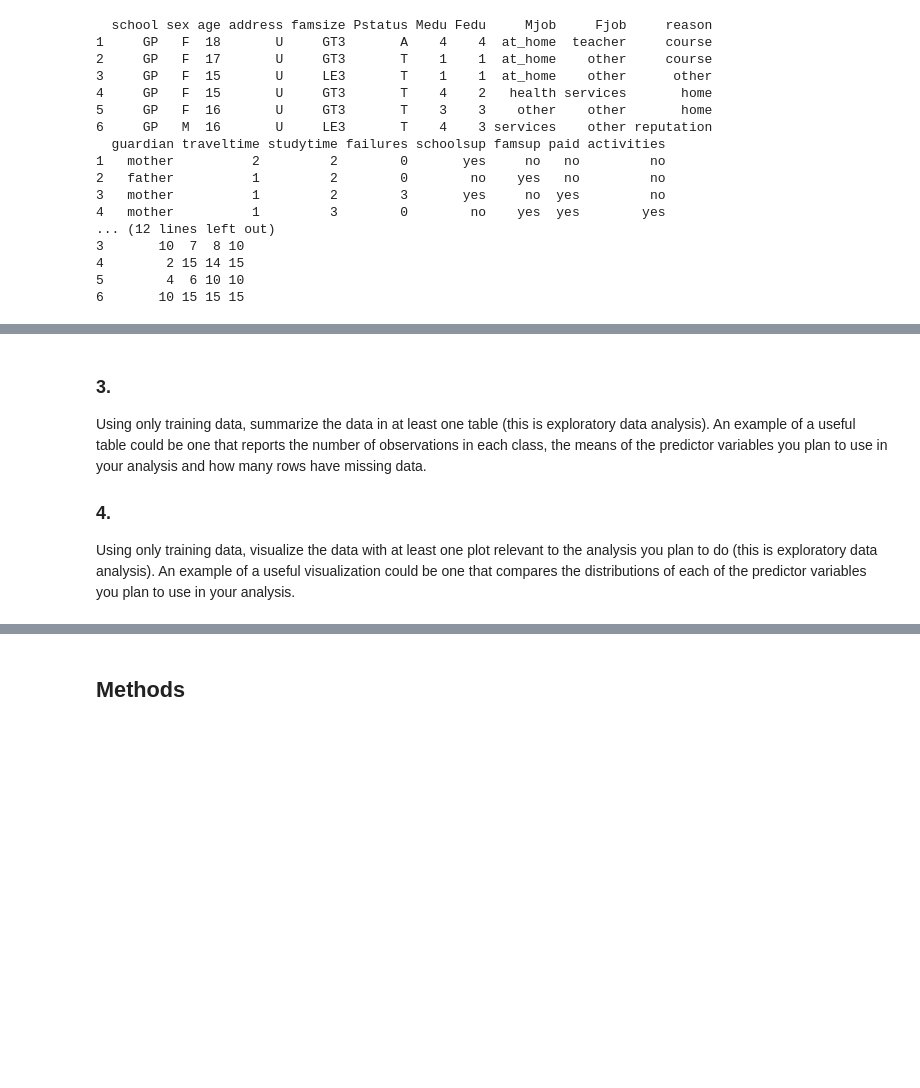
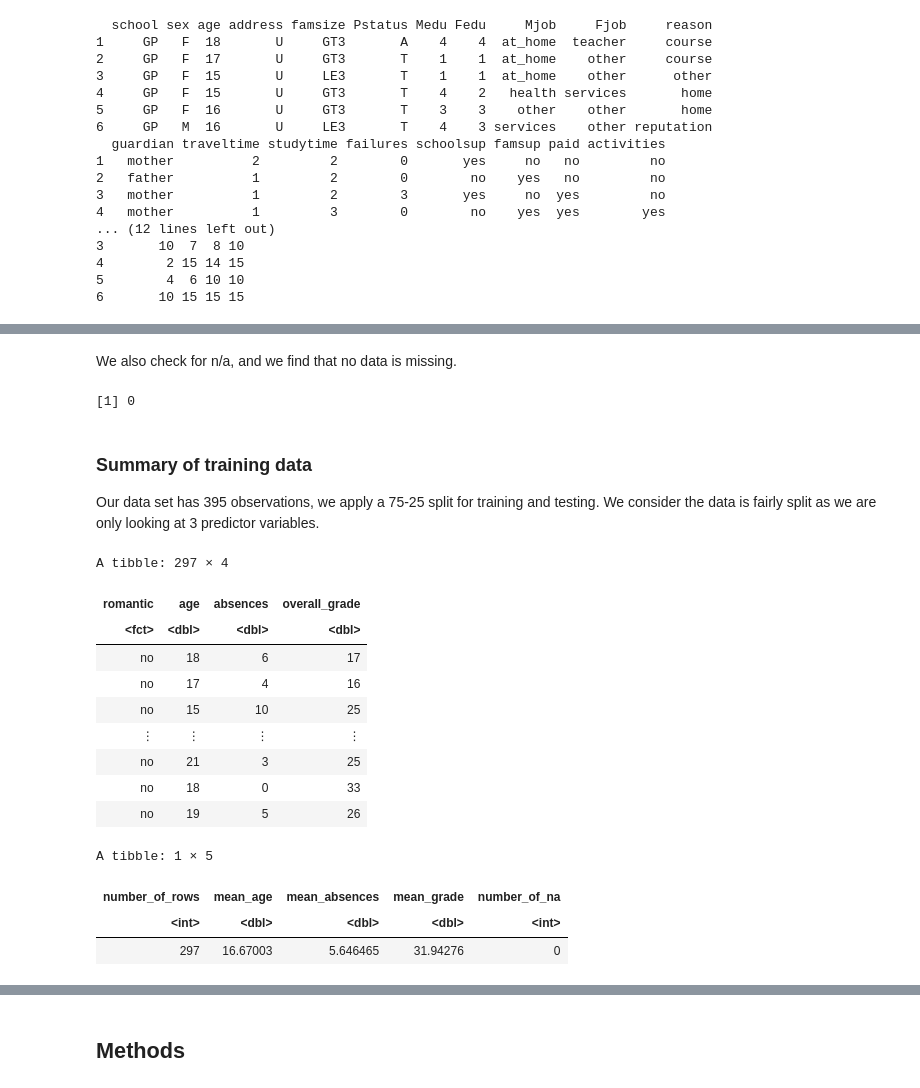
Before and after one commit to RobertYip/Student-Performance, a Jupyter notebook: student_performance_proposal.ipynb, the cells around one changed output, grey strips where cells are left out. Saved outputs shown, nothing was run; the diff lists cells and outputs as text; code cells hidden in the pictures; blank space fills up the shorter version.

```diff
--- a/student_performance_proposal.ipynb
+++ b/student_performance_proposal.ipynb
@@ -126,6 +95,39 @@ A tibble: 6 × 13
-# %% [markdown]
-### 3.
-Using only training data, summarize the data in at least one table (this is exploratory data analysis). An example of a useful table could be one that reports the number of observations in each class, the means of the predictor variables you plan to use in your analysis and how many rows have missing data.
-
-### 4.
-Using only training data, visualize the data with at least one plot relevant to the analysis you plan to do (this is exploratory data analysis). An example of a useful visualization could be one that compares the distributions of each of the predictor variables you plan to use in your analysis.
+# %% [markdown]
+We also check for n/a, and we find that no data is missing.
+# %%
+sum(is.na(data))
+# %% [output]
+[1] 0
+# %% [markdown]
+### Summary of training data
+Our data set has 395 observations, we apply a 75-25 split for training and testing. We consider the data is fairly split as we are only looking at 3 predictor variables.
+# %%
+set.seed(1)
+
+#Splitting training data
+data_split <- initial_split(data, prop = 0.75, strata = romantic)
+data_train <- training(data_split)
+data_test <- testing(data_split)
+#data_train
+
+#Summary
+data_train %>% summarise(number_of_rows = nrow(data_train),
+      mean_age = mean(age),
+      mean_absences = mean(absences),
+      mean_grade = mean(overall_grade),
+      number_of_na = sum(is.na(data_train)))
+# %% [output]
+A tibble: 297 × 4
+| romantic | age | absences | overall_grade |
+| <fct> | <dbl> | <dbl> | <dbl> |
+| no | 18 | 6 | 17 |
+| no | 17 | 4 | 16 |
+| no | 15 | 10 | 25 |
+| ⋮ | ⋮ | ⋮ | ⋮ |
+| no | 21 | 3 | 25 |
+| no | 18 | 0 | 33 |
+| no | 19 | 5 | 26 |
+A tibble: 1 × 5
+| number_of_rows | mean_age | mean_absences | mean_grade | number_of_na |
+| <int> | <dbl> | <dbl> | <dbl> | <int> |
+| 297 | 16.67003 | 5.646465 | 31.94276 | 0 |
```
Also changed, not shown: parts of 17 cells of this notebook.
